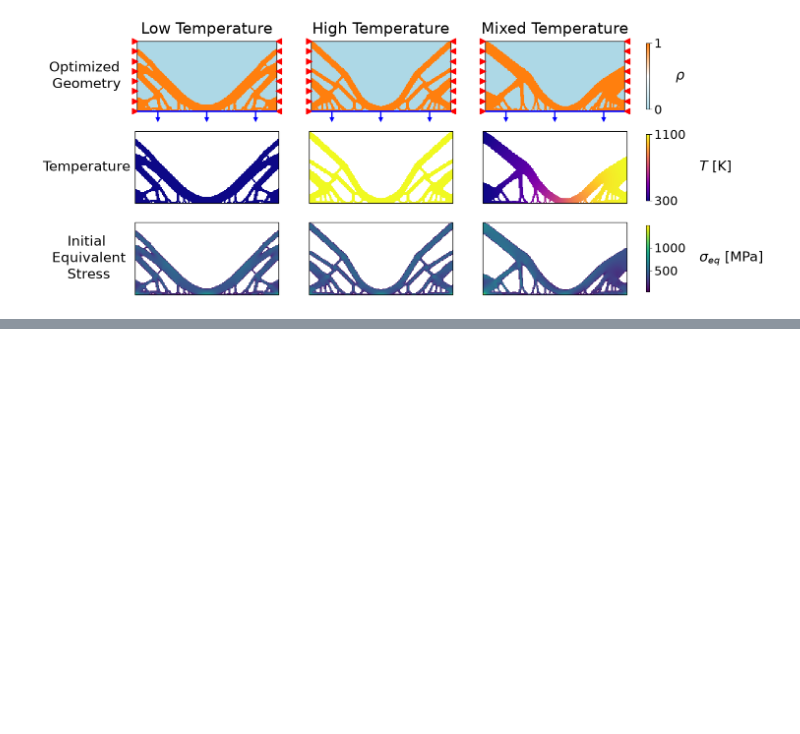
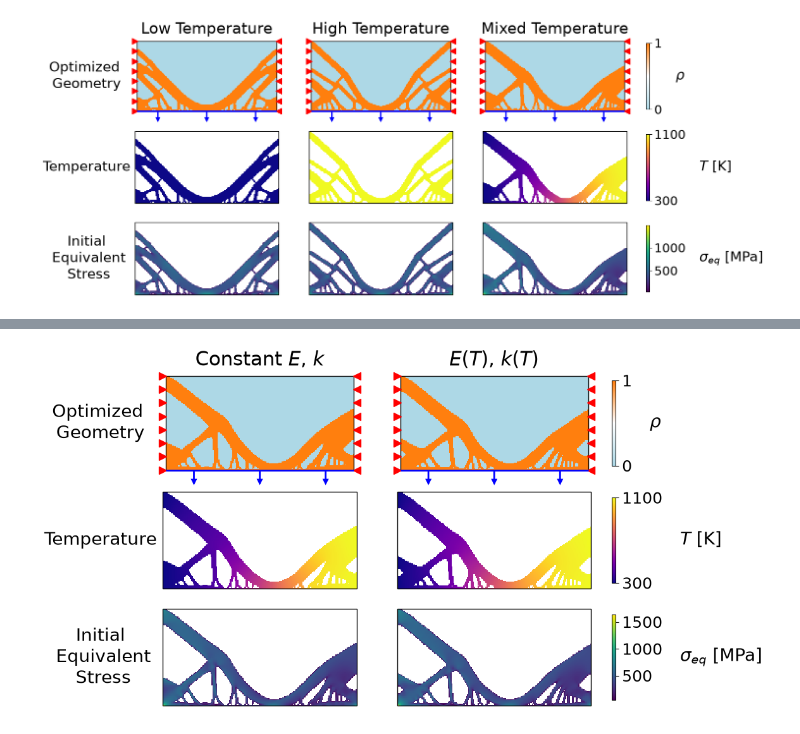
Before and after one commit to Stefan-Knapik/creep-topopt, a Jupyter notebook: visualization/3_thermal_creep.ipynb, the cells around one changed output, grey strips where cells are left out. Saved outputs shown, nothing was run; the diff lists cells and outputs as text; code cells hidden in the pictures; blank space fills up the shorter version.

```diff
--- a/visualization/3_thermal_creep.ipynb
+++ b/visualization/3_thermal_creep.ipynb
@@ -90,0 +95,42 @@ plt.show()
+# %%
+titles = ["Constant $E$, $k$", "$E(T)$, $k(T)$"]
+cases = [load_case(name) for name in ["cold_hot", "cold_hot_tdep"]]
+
+# Shared stress scale across the row
+stress_bounds = [solid_bounds(case["design"], case["vm_sig_0"]) for case in cases]
+sig_lo = min(lo for lo, _ in stress_bounds)
+sig_hi = max(hi for _, hi in stress_bounds)
+
+fig, axes = plt.subplots(3, 2, figsize=(11, 7))
+for j, (title, case) in enumerate(zip(titles, cases)):
+    design = case["design"]
+    c_geom = plot_field(axes[0, j], design, design.binary, cmap=specimen_cmap, vmin=0.0, vmax=1.0)
+    draw_bcs(axes[0, j], design)
+    c_temp = plot_field(axes[1, j], design, case["cell_temp"], cmap="plasma", mask=design.void_mask,
+                        vmin=TEMP_MIN, vmax=TEMP_MAX)
+    c_sig = plot_field(axes[2, j], design, case["vm_sig_0"], cmap="viridis", mask=design.void_mask,
+                       vmin=sig_lo, vmax=sig_hi)
+    axes[0, j].set_title(title, fontsize=TITLE_FS)
+
+fig.subplots_adjust(wspace=0.1, hspace=0.1)
+
+cb_geom = fig.colorbar(c_geom, ax=axes[0, :], ticks=[0.0, 1.0], **colorbar_kwargs)
+cb_geom.set_label(r"$\rho$", **label_kwargs)
+cb_geom.set_ticklabels(["0", "1"])
+cb_geom.ax.tick_params(labelsize=CBAR_TICK_FS)
+
+cb_temp = fig.colorbar(c_temp, ax=axes[1, :], ticks=[TEMP_MIN, TEMP_MAX], **colorbar_kwargs)
+cb_temp.set_label(r"$T$ [K]", **label_kwargs)
+cb_temp.set_ticklabels(["300", "1100"])
+cb_temp.ax.tick_params(labelsize=CBAR_TICK_FS)
+
+cb_sig = fig.colorbar(c_sig, ax=axes[2, :], **colorbar_kwargs)
+cb_sig.set_label(r"$\sigma_{eq}$ [MPa]", **label_kwargs)
+cb_sig.ax.tick_params(labelsize=CBAR_TICK_FS)
+
+label_rows(axes[:, 0], ["Optimized \nGeometry", "Temperature", "Initial\n Equivalent\n Stress"])
+
+fig.savefig(FIGURES / "thermal_creep_tdep.pdf", bbox_inches="tight")
+plt.show()
+# %% [output]
+[figure, added]
```
Also changed, not shown: parts of 2 cells of this notebook, 16 other files.
